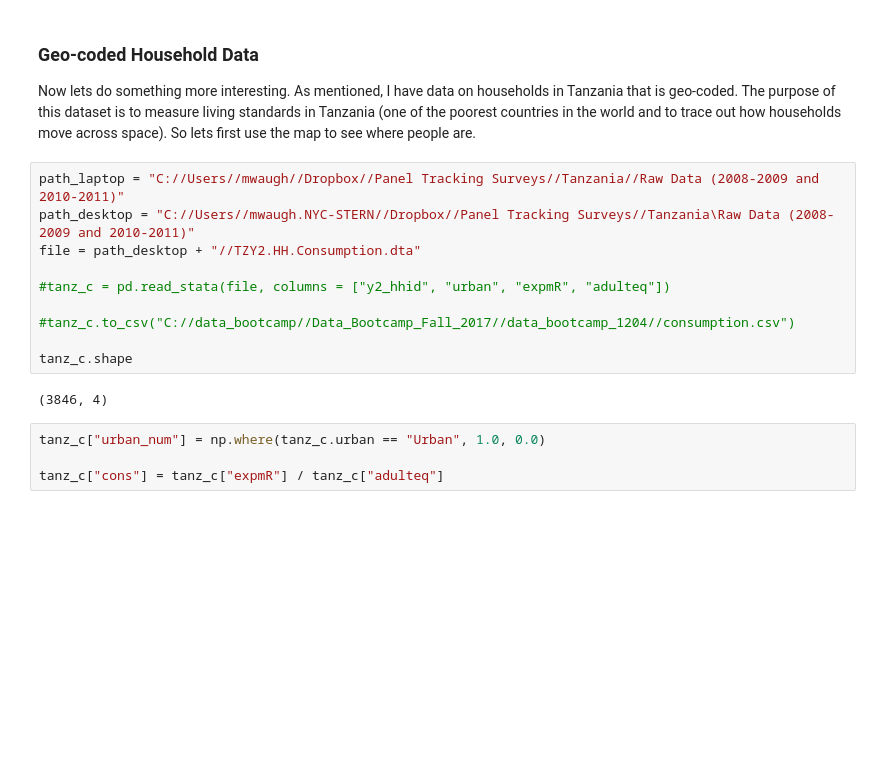
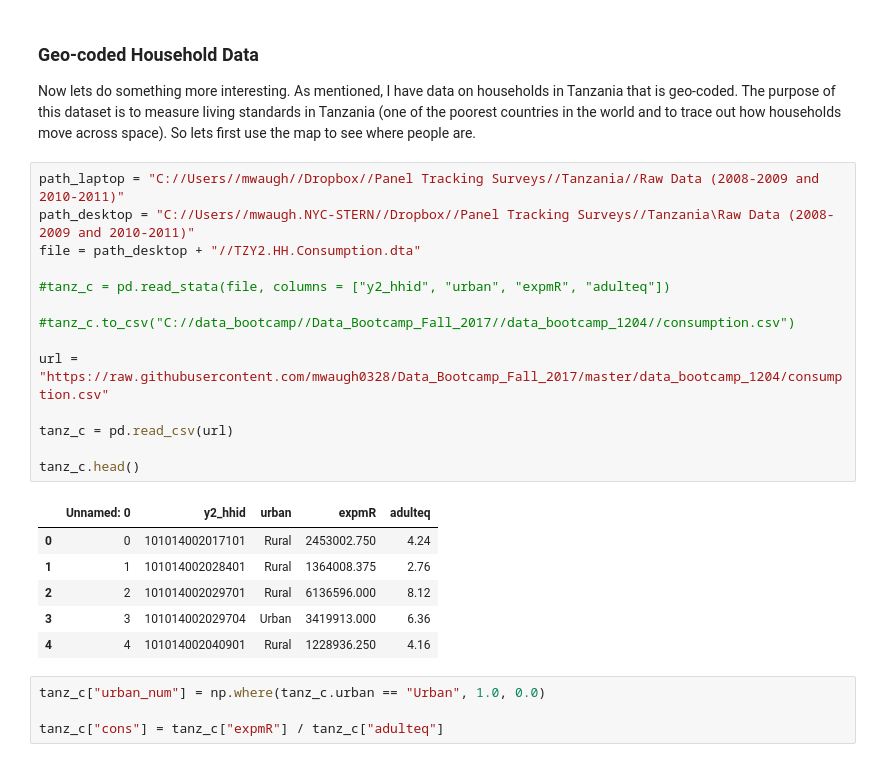
Before and after one commit to mwaugh0328/Data_Bootcamp_Fall_2017, a Jupyter notebook: data_bootcamp_1204/base_map.ipynb, the cells around one changed output. Drawn from its saved outputs; the diff is of its cells as text; blank space fills up the shorter version.

```diff
--- a/data_bootcamp_1204/base_map.ipynb
+++ b/data_bootcamp_1204/base_map.ipynb
@@ -239,15 +239,24 @@ Now lets do something more interesting. As mentioned, I have data on households
 # %%
 path_laptop = "C://Users//mwaugh//Dropbox//Panel Tracking Surveys//Tanzania//Raw Data (2008-2009 and 2010-2011)"
 path_desktop = "C://Users//mwaugh.NYC-STERN//Dropbox//Panel Tracking Surveys//Tanzania\Raw Data (2008-2009 and 2010-2011)"
 file = path_desktop + "//TZY2.HH.Consumption.dta"
 
 #tanz_c = pd.read_stata(file, columns = ["y2_hhid", "urban", "expmR", "adulteq"])
 
 #tanz_c.to_csv("C://data_bootcamp//Data_Bootcamp_Fall_2017//data_bootcamp_1204//consumption.csv")
 
-tanz_c.shape
+url = "https://raw.githubusercontent.com/mwaugh0328/Data_Bootcamp_Fall_2017/master/data_bootcamp_1204/consumption.csv"
+
+tanz_c = pd.read_csv(url)
+
+tanz_c.head()
 # %% [output]
-(3846, 4)
+|  | Unnamed: 0 | y2_hhid | urban | expmR | adulteq |
+| 0 | 0 | 101014002017101 | Rural | 2453002.750 | 4.24 |
+| 1 | 1 | 101014002028401 | Rural | 1364008.375 | 2.76 |
+| 2 | 2 | 101014002029701 | Rural | 6136596.000 | 8.12 |
+| 3 | 3 | 101014002029704 | Urban | 3419913.000 | 6.36 |
+| 4 | 4 | 101014002040901 | Rural | 1228936.250 | 4.16 |
 # %%
 tanz_c["urban_num"] = np.where(tanz_c.urban == "Urban", 1.0, 0.0)
 
```
Also changed, not shown: parts of 2 cells of this notebook.
